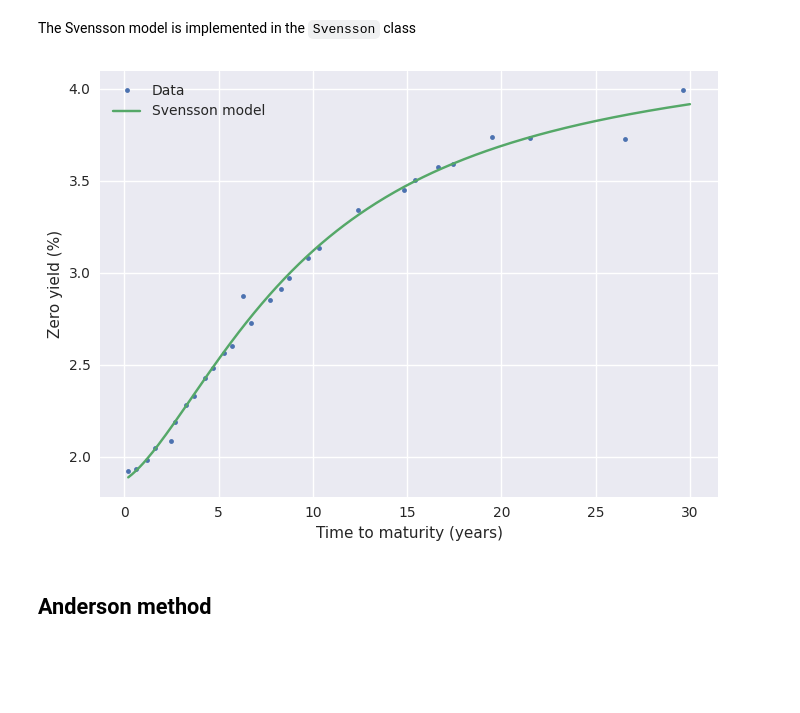
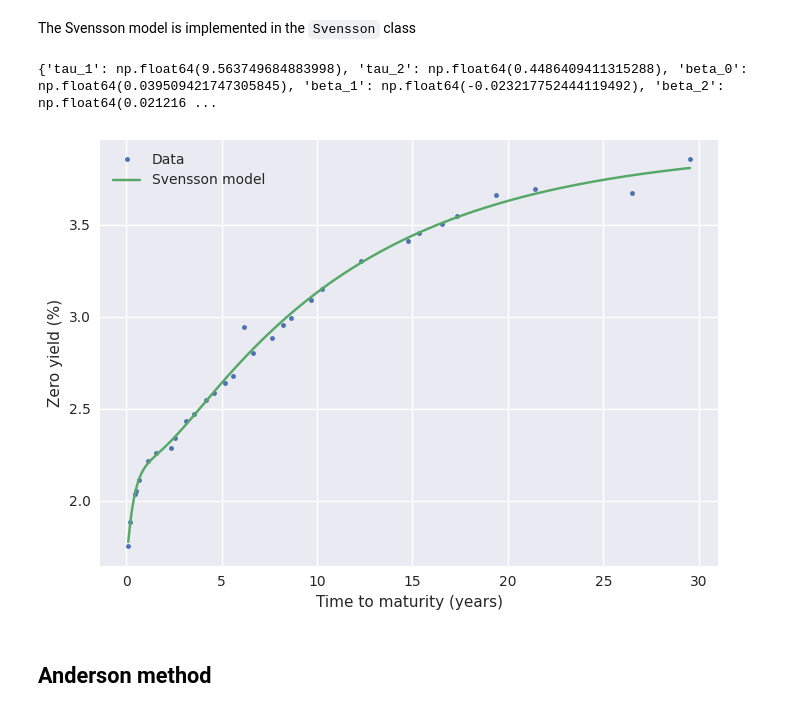
Before and after one commit to krantamaki/quantpy, a Jupyter notebook: examples/05_term_structures.ipynb, the cells around one changed output. Cells and saved outputs as stored; diff of their text form; code cells hidden in the pictures; blank space fills up the shorter version.

```diff
--- a/examples/05_term_structures.ipynb
+++ b/examples/05_term_structures.ipynb
@@ -19,5 +21,5 @@ example_root = Path(os.path.abspath(""))
 # %%
-yield_df = pd.read_csv(example_root / "data" / "fi_yields_2026-02-02.csv")
+yield_df = pd.read_csv(example_root / "data" / f"fi_yields_{bootstrap_date}.csv")
 yield_df.head(5)
 # %% [output]
 |  | TimeToMaturity | ZeroYield |
@@ -56,23 +62,27 @@ plt.show()
 # %% [markdown]
 The Svensson model is implemented in the `Svensson` class
 # %%
-model = Svensson(yields, maturities, method="dogbox", ftol=1e-4, xtol=1e-4, gtol=1e-4, max_nfev=10_000)
+model = Svensson(yields, maturities, init_params=[5.18, 1, 0.043, -0.024, -0.0044, 1], method="dogbox", ftol=1e-8, xtol=1e-8, gtol=1e-8, max_nfev=10_000)
+# %%
+print(model.params)
+# %% [output]
+{'tau_1': np.float64(9.563749684883998), 'tau_2': np.float64(0.4486409411315288), 'beta_0': np.float64(0.039509421747305845), 'beta_1': np.float64(-0.023217752444119492), 'beta_2': np.float64(0.021216 ...
 # %%
-tt = np.linspace(0.2, 30, 300)
+tt = np.linspace(maturities.min(), maturities.max(), 300)
 
 fig = plt.figure(figsize=(7, 5))
 
 plt.plot(maturities, yields * 100, '.', label="Data")
 plt.plot(tt, model(tt) * 100, label="Svensson model")
 plt.ylabel("Zero yield (%)")
 plt.xlabel("Time to maturity (years)")
 
 plt.legend()
 fig.tight_layout()
 
 plt.show()
 # %% [output]
-[figure, old version]
+[figure, new version]
 # %% [markdown]
 ## Anderson method
 # %% [markdown]
```
Also changed, not shown: parts of 14 cells of this notebook, 7 other files.
